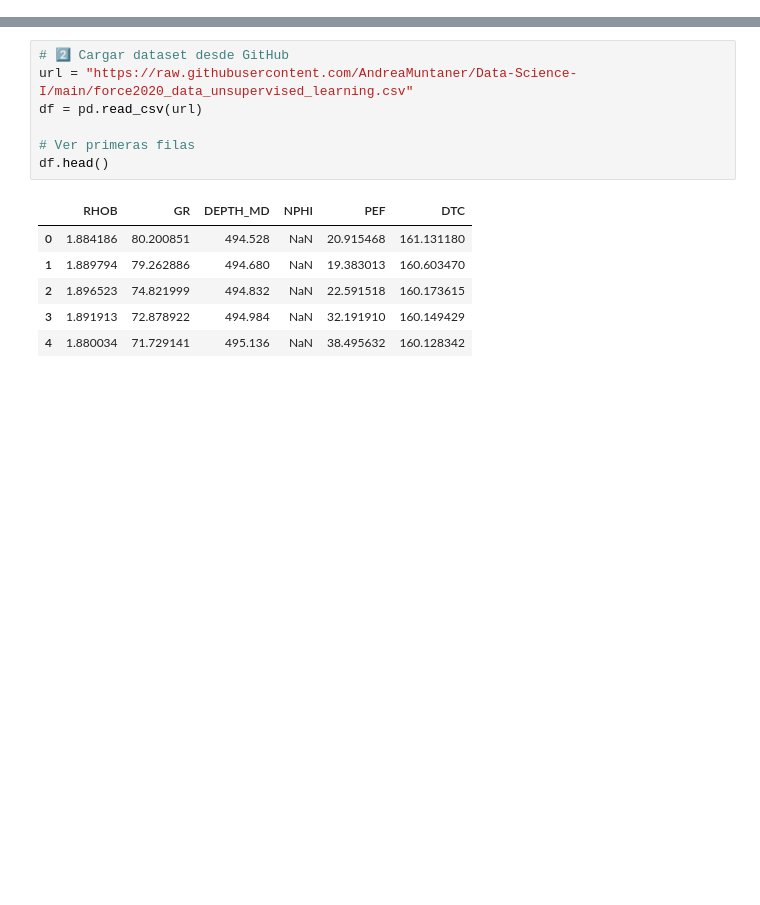
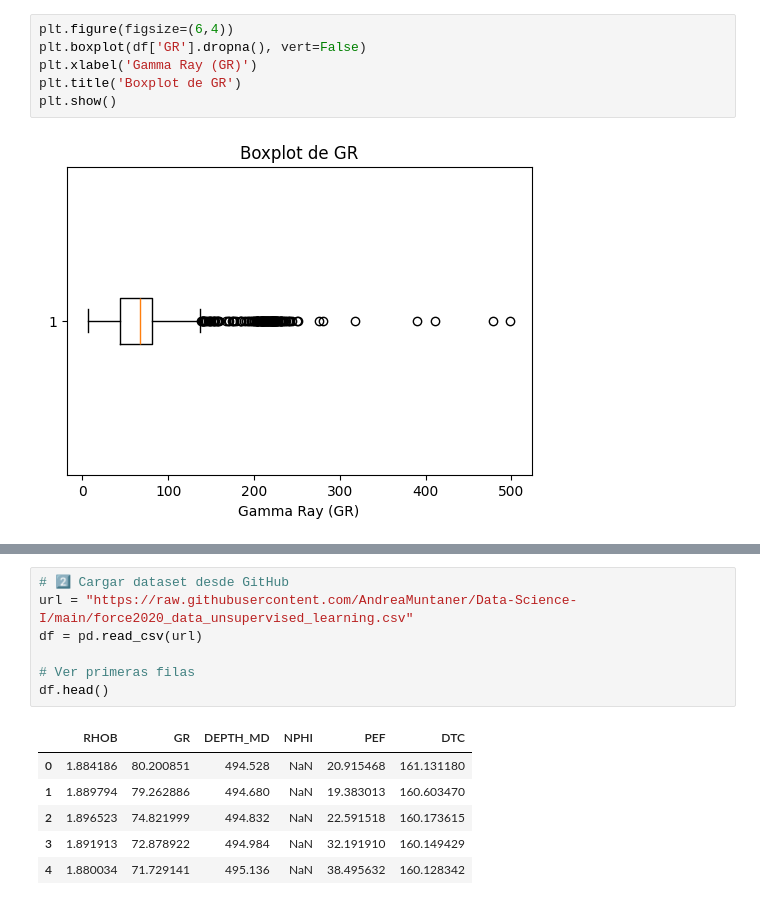
Before and after one commit to AndreaMuntaner/Data-Science-I, a Jupyter notebook: Proyecto_parteIII_AndreaMuntaner.ipynb, the cells around one changed output, grey strips where cells are left out. Saved outputs shown, nothing was run; the diff lists cells and outputs as text; blank space fills up the shorter version.

```diff
--- a/Proyecto_parteIII_AndreaMuntaner.ipynb
+++ b/Proyecto_parteIII_AndreaMuntaner.ipynb
@@ -2,0 +150,8 @@
+# %%
+plt.figure(figsize=(6,4))
+plt.boxplot(df['GR'].dropna(), vert=False)
+plt.xlabel('Gamma Ray (GR)')
+plt.title('Boxplot de GR')
+plt.show()
+# %% [output]
+[figure, added]
```
Also changed, not shown: parts of 43 cells of this notebook.
